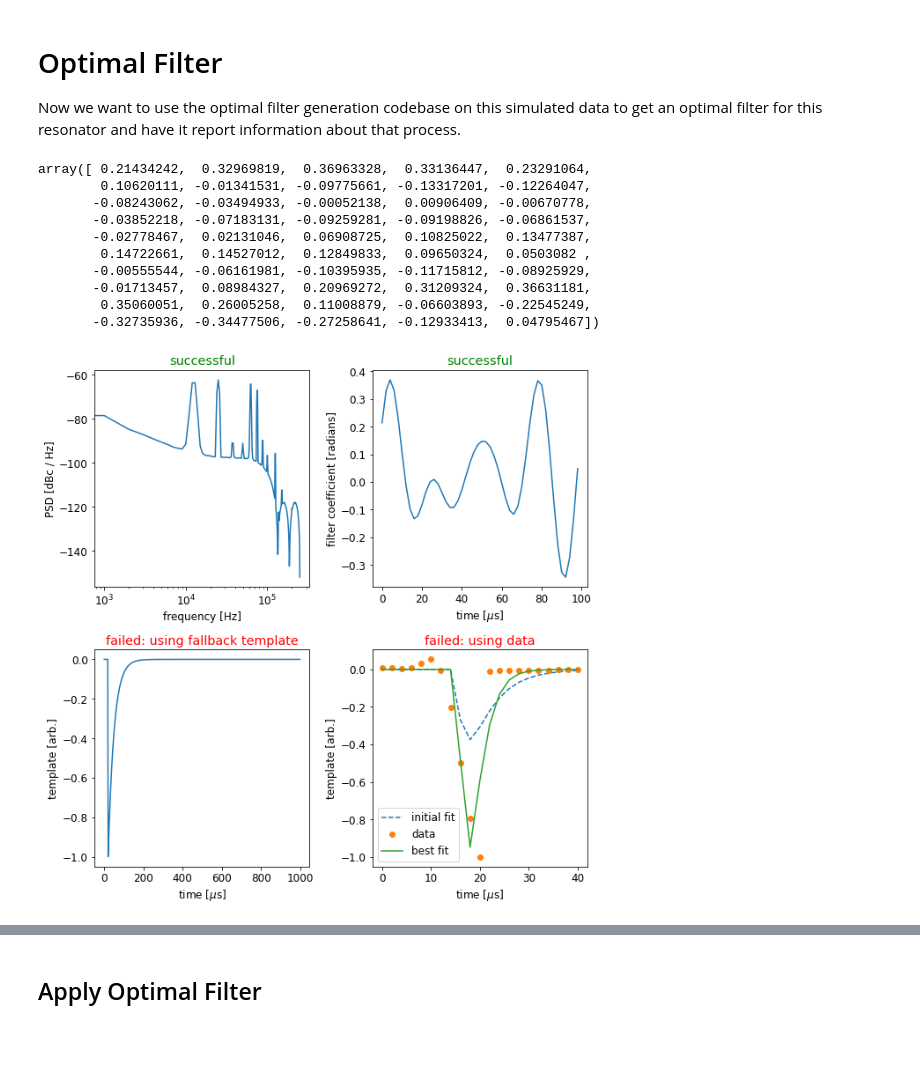
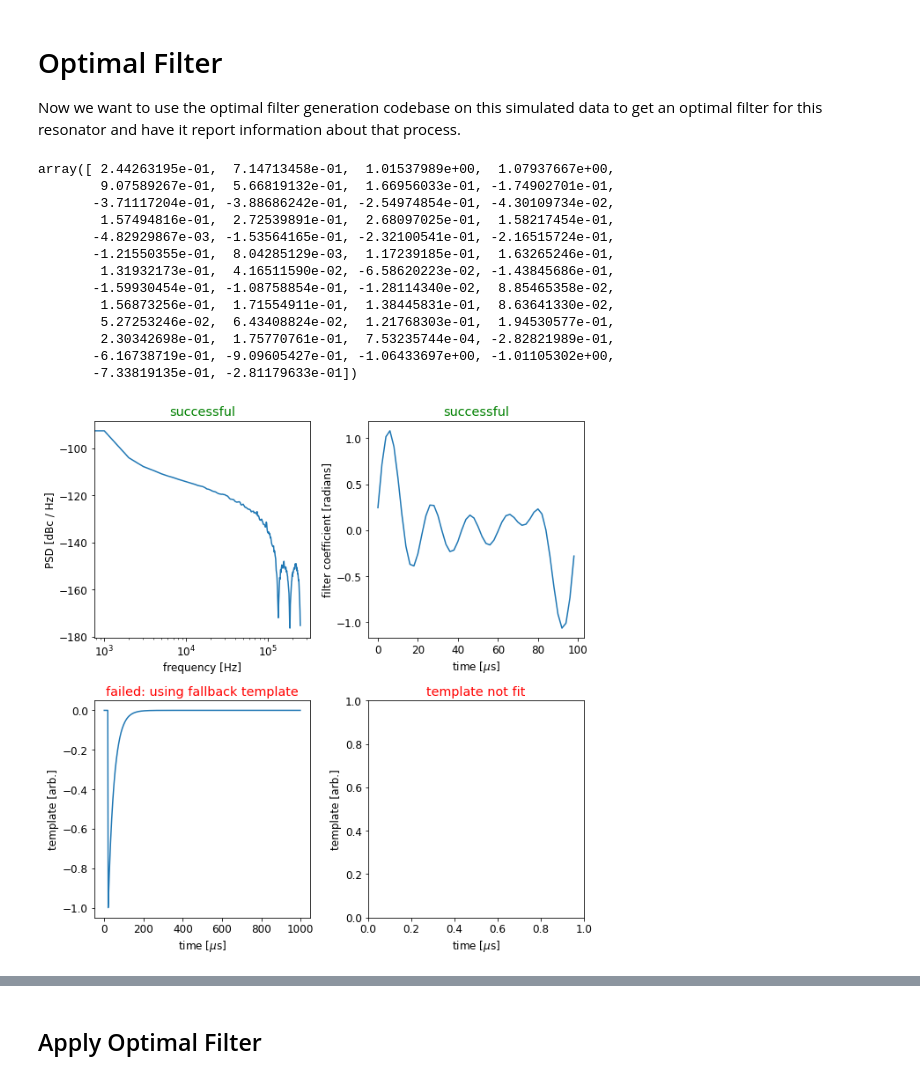
Before and after one commit to MazinLab/MKIDReadoutAnalysis, a Jupyter notebook: Example.ipynb, the cells around one changed output, grey strips where cells are left out. Cells and saved outputs as stored; diff of their text form; code cells hidden in the pictures; blank space fills up the shorter version.

```diff
--- a/Example.ipynb
+++ b/Example.ipynb
@@ -113,16 +113,16 @@ Line noise represents sources with narrow frequency bands, for example, another
 lit_res_measurment.noise_on = True
 
 # adjust white noise scale
-lit_res_measurment.rf.noise_scale = 15
+lit_res_measurment.rf.noise_scale = 10
 
 # configure line noise
 lit_res_measurment.rf.line_noise.freqs = ([60, 50e3, 100e3, 250e3, -300e3, 300e3, 500e3]) # Hz and relative to center of bin (MKID we are reading out)
 lit_res_measurment.rf.line_noise.amplitudes = ([0.05, 0.05, 0.05, 0.05, 0.05, 0.05, 0.01])
 lit_res_measurment.rf.line_noise.phases = ([0, 0.5, 0,1.3,0.5, 0.2, 2.4])
 
-#lit_res_measurment.rf.line_noise.freqs = ([500e3])
-#lit_res_measurment.rf.line_noise.amplitudes = ([0.00001])
-#lit_res_measurment.rf.line_noise.phases = ([0])
+lit_res_measurment.rf.line_noise.freqs = ([500e3])
+lit_res_measurment.rf.line_noise.amplitudes = ([0.00001])
+lit_res_measurment.rf.line_noise.phases = ([0])
 # %% [markdown]
 ## Coordinate Transform
 # %%
@@ -182,44 +188,47 @@ Now we want to use the optimal filter generation codebase on this simulated data
 # %%
 from mkidreadoutanalysis.optimal_filters.make_filters import Calculator
 from mkidcore.config import ConfigThing
 cfg=ConfigThing()
 cfg.registerfromkvlist((('dt', 2e-6),
 ('summary_plot', True),
 ('pulses.unwrap', False),
 ('pulses.fallback_template', 'default'),
 ('pulses.ntemplate', 500),
 ('pulses.offset', 10),
 ('pulses.threshold', 4),
-('pulses.separation', 30),
-('pulses.min_pulses', 500),
+('pulses.separation', 50),
+('pulses.min_pulses', 300),
 ('noise.nwindow', 500),
 ('noise.isolation', 100),
 ('noise.max_noise', 2000),
 ('template.percent', 80),
 ('template.cutoff', .1),
 ('template.min_tau', 5),
 ('template.max_tau', 100),
 ('template.fit', 'triple_exponential'),
 ('filter.filter_type',  'wiener'),
 ('filter.nfilter', 50),
 ('filter.normalize', True)), namespace='')
 
 ofc = Calculator(fine_channel,  config=cfg, name='simulated')
 ofc.calculate(clear=False)
 ofc.plot()
 ofc.result["filter"]
 # %% [output]
-array([ 0.21434242,  0.32969819,  0.36963328,  0.33136447,  0.23291064,
-        0.10620111, -0.01341531, -0.09775661, -0.13317201, -0.12264047,
-       -0.08243062, -0.03494933, -0.00052138,  0.00906409, -0.00670778,
-       -0.03852218, -0.07183131, -0.09259281, -0.09198826, -0.06861537,
-       -0.02778467,  0.02131046,  0.06908725,  0.10825022,  0.13477387,
-        0.14722661,  0.14527012,  0.12849833,  0.09650324,  0.0503082 ,
-       -0.00555544, -0.06161981, -0.10395935, -0.11715812, -0.08925929,
-       -0.01713457,  0.08984327,  0.20969272,  0.31209324,  0.36631181,
-        0.35060051,  0.26005258,  0.11008879, -0.06603893, -0.22545249,
-       -0.32735936, -0.34477506, -0.27258641, -0.12933413,  0.04795467])
+array([ 2.44263195e-01,  7.14713458e-01,  1.01537989e+00,  1.07937667e+00,
+        9.07589267e-01,  5.66819132e-01,  1.66956033e-01, -1.74902701e-01,
+       -3.71117204e-01, -3.88686242e-01, -2.54974854e-01, -4.30109734e-02,
+        1.57494816e-01,  2.72539891e-01,  2.68097025e-01,  1.58217454e-01,
+       -4.82929867e-03, -1.53564165e-01, -2.32100541e-01, -2.16515724e-01,
+       -1.21550355e-01,  8.04285129e-03,  1.17239185e-01,  1.63265246e-01,
+        1.31932173e-01,  4.16511590e-02, -6.58620223e-02, -1.43845686e-01,
+       -1.59930454e-01, -1.08758854e-01, -1.28114340e-02,  8.85465358e-02,
+        1.56873256e-01,  1.71554911e-01,  1.38445831e-01,  8.63641330e-02,
+        5.27253246e-02,  6.43408824e-02,  1.21768303e-01,  1.94530577e-01,
+        2.30342698e-01,  1.75770761e-01,  7.53235744e-04, -2.82821989e-01,
+       -6.16738719e-01, -9.09605427e-01, -1.06433697e+00, -1.01105302e+00,
+       -7.33819135e-01, -2.81179633e-01])
-[figure, old version]
+[figure, new version]
 # %%
 plt.plot(abs(np.fft.fftshift(np.fft.fft(ofc.result['filter']))))
 plt.xlim([25,50])
```
Also changed, not shown: parts of 9 cells of this notebook, 1 other file.
